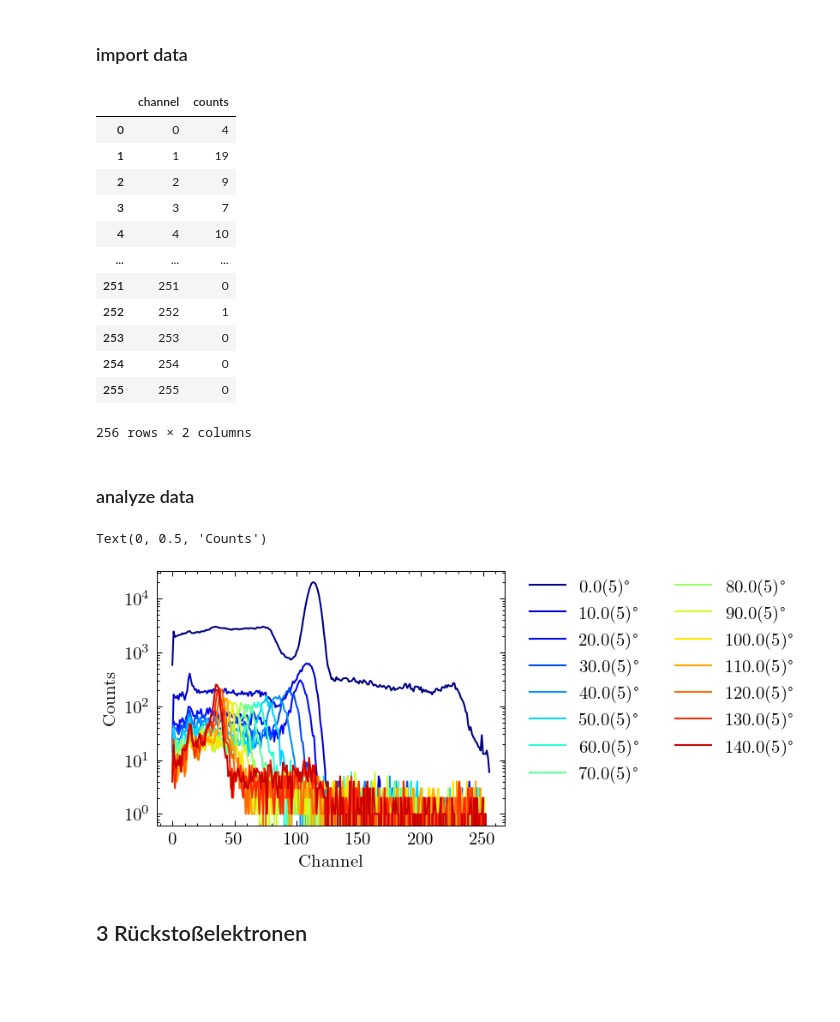
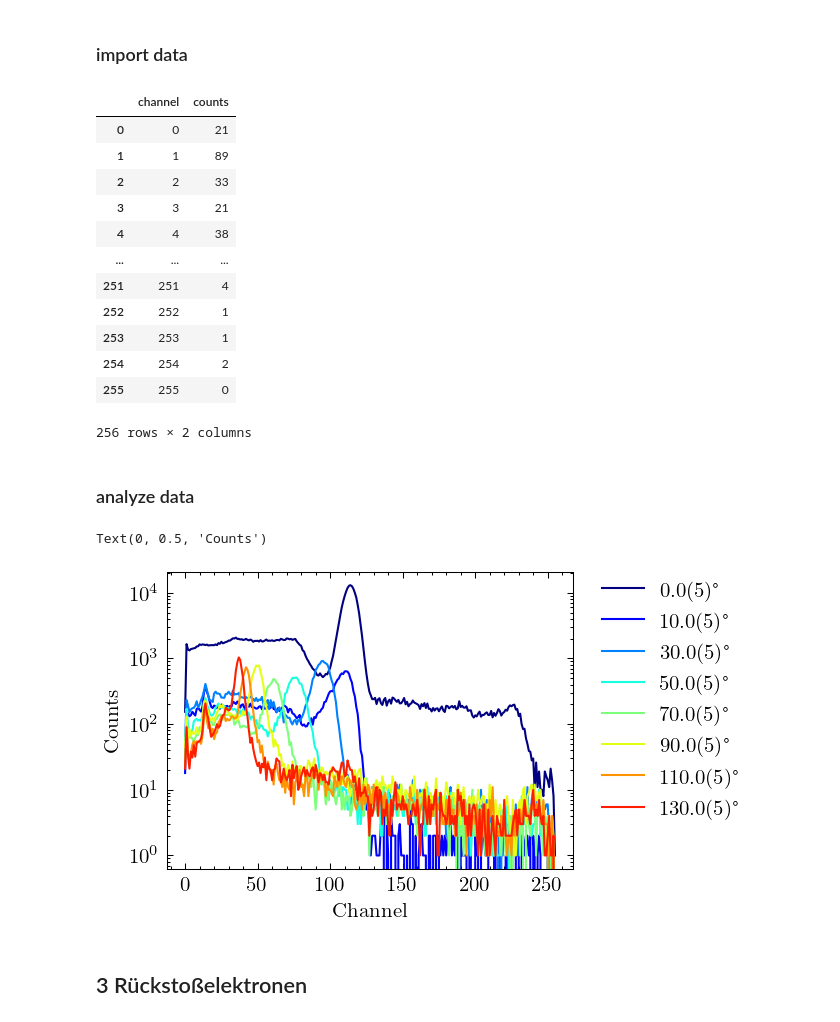
Before and after one commit to emhl/FP1, a Jupyter notebook: Compton.ipynb, the cells around one changed output. Saved outputs shown, nothing was run; the diff lists cells and outputs as text; code cells hidden in the pictures; blank space fills up the shorter version.

Commit message:
replace alt_data with own measurements

```diff
--- a/Compton.ipynb
+++ b/Compton.ipynb
@@ -223,24 +225,24 @@ Text(0, 0.5, 'Energie [keV]')
 # %% [markdown]
 ### import data
 # %%
-streuwinkel = [0, 10, 20, 30, 40, 50, 60, 70, 80, 90, 100, 110, 120, 130, 140]
+streuwinkel = [0,10, 30, 50, 70, 90, 110,130]
 streuwinkel = unp.uarray(streuwinkel,0.5)
 streu_data = []*len(streuwinkel)
 for i in streuwinkel:
-    streu_data.append(pd.read_csv(f'Compton/data_alt/Streuwinkel_Punkt2/Cs137_{int(i.n)}grad.txt', sep='\t', header=None, names=['channel', 'counts']))
+    streu_data.append(pd.read_csv(f'Compton/data/2-Comptonspektrum/{int(i.n)}_grad.txt', sep='\t', header=None, names=['channel', 'counts']))
 streu_data[len(streu_data)-1]
 # %% [output]
 |  | channel | counts |
-| 0 | 0 | 4 |
-| 1 | 1 | 19 |
-| 2 | 2 | 9 |
-| 3 | 3 | 7 |
-| 4 | 4 | 10 |
+| 0 | 0 | 21 |
+| 1 | 1 | 89 |
+| 2 | 2 | 33 |
+| 3 | 3 | 21 |
+| 4 | 4 | 38 |
 | ... | ... | ... |
-| 251 | 251 | 0 |
+| 251 | 251 | 4 |
 | 252 | 252 | 1 |
-| 253 | 253 | 0 |
-| 254 | 254 | 0 |
+| 253 | 253 | 1 |
+| 254 | 254 | 2 |
 | 255 | 255 | 0 |
 256 rows × 2 columns
 # %% [markdown]
@@ -248,16 +250,16 @@ streu_data[len(streu_data)-1]
 # %%
 plt.figure()
 for i in range(len(streu_data)):
     plt.plot(streu_data[i]['channel'], streu_data[i]['counts'], label=f'{streuwinkel[i]:S}°',color=mapcolors(len(streu_data))[i])
 plt.yscale('log')
-plt.legend(bbox_to_anchor=(1.05, 1), loc='upper left', borderaxespad=0., ncol=2)
+plt.legend(bbox_to_anchor=(1.05, 1), loc='upper left', borderaxespad=0., ncol=1)
 
 
 plt.xlabel('Channel')
 plt.ylabel('Counts')
 # %% [output]
 Text(0, 0.5, 'Counts')
-[figure, old version]
+[figure, new version]
 # %% [markdown]
 ## 3 Rückstoßelektronen
 # %% [markdown]
```
Also changed, not shown: parts of 21 cells of this notebook, 34 other files.
